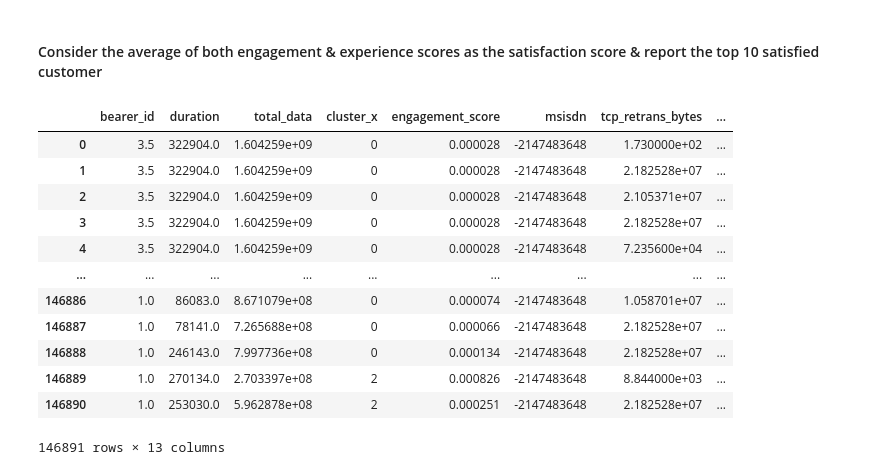
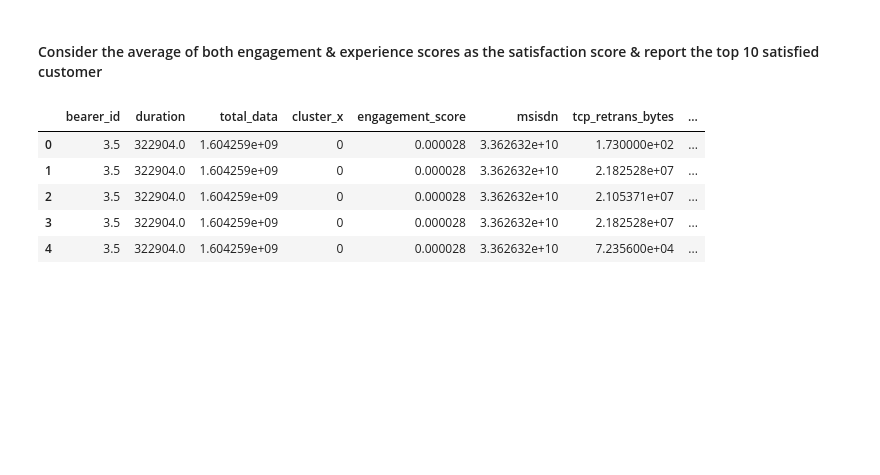
Before and after one commit to michaelgetachew-abebe/Telecom-User-Analytics, a Jupyter notebook: notebooks/user_satisfaction_analysis.ipynb, the cells around one changed output. Cells and saved outputs as stored; diff of their text form; code cells hidden in the pictures; blank space fills up the shorter version.

```diff
--- a/notebooks/user_satisfaction_analysis.ipynb
+++ b/notebooks/user_satisfaction_analysis.ipynb
@@ -110,20 +110,11 @@ satisfaction_metrics['satisfaction_score'] = (satisfaction_metrics['engagement_s
 score_df = satisfaction_metrics[['msisdn', 'engagement_score',
                                               'experience_score', 'satisfaction_score']]
 # %%
-satisfaction_metrics['msisdn'] = satisfaction_metrics['msisdn'].astype('int')
-satisfaction_metrics['msisdn'] = satisfaction_metrics['msisdn'].astype('category')
-satisfaction_metrics
+satisfaction_metrics.head()
 # %% [output]
 |  | bearer_id | duration | total_data | cluster_x | engagement_score | msisdn | tcp_retrans_bytes | ... |
-| 0 | 3.5 | 322904.0 | 1.604259e+09 | 0 | 0.000028 | -2147483648 | 1.730000e+02 | ... |
-| 1 | 3.5 | 322904.0 | 1.604259e+09 | 0 | 0.000028 | -2147483648 | 2.182528e+07 | ... |
-| 2 | 3.5 | 322904.0 | 1.604259e+09 | 0 | 0.000028 | -2147483648 | 2.105371e+07 | ... |
-| 3 | 3.5 | 322904.0 | 1.604259e+09 | 0 | 0.000028 | -2147483648 | 2.182528e+07 | ... |
-| 4 | 3.5 | 322904.0 | 1.604259e+09 | 0 | 0.000028 | -2147483648 | 7.235600e+04 | ... |
-| ... | ... | ... | ... | ... | ... | ... | ... | ... |
-| 146886 | 1.0 | 86083.0 | 8.671079e+08 | 0 | 0.000074 | -2147483648 | 1.058701e+07 | ... |
-| 146887 | 1.0 | 78141.0 | 7.265688e+08 | 0 | 0.000066 | -2147483648 | 2.182528e+07 | ... |
-| 146888 | 1.0 | 246143.0 | 7.997736e+08 | 0 | 0.000134 | -2147483648 | 2.182528e+07 | ... |
-| 146889 | 1.0 | 270134.0 | 2.703397e+08 | 2 | 0.000826 | -2147483648 | 8.844000e+03 | ... |
-| 146890 | 1.0 | 253030.0 | 5.962878e+08 | 2 | 0.000251 | -2147483648 | 2.182528e+07 | ... |
+| 0 | 3.5 | 322904.0 | 1.604259e+09 | 0 | 0.000028 | 3.362632e+10 | 1.730000e+02 | ... |
+| 1 | 3.5 | 322904.0 | 1.604259e+09 | 0 | 0.000028 | 3.362632e+10 | 2.182528e+07 | ... |
+| 2 | 3.5 | 322904.0 | 1.604259e+09 | 0 | 0.000028 | 3.362632e+10 | 2.105371e+07 | ... |
+| 3 | 3.5 | 322904.0 | 1.604259e+09 | 0 | 0.000028 | 3.362632e+10 | 2.182528e+07 | ... |
+| 4 | 3.5 | 322904.0 | 1.604259e+09 | 0 | 0.000028 | 3.362632e+10 | 7.235600e+04 | ... |
-146891 rows × 13 columns
```
Also changed, not shown: parts of 19 cells of this notebook.
